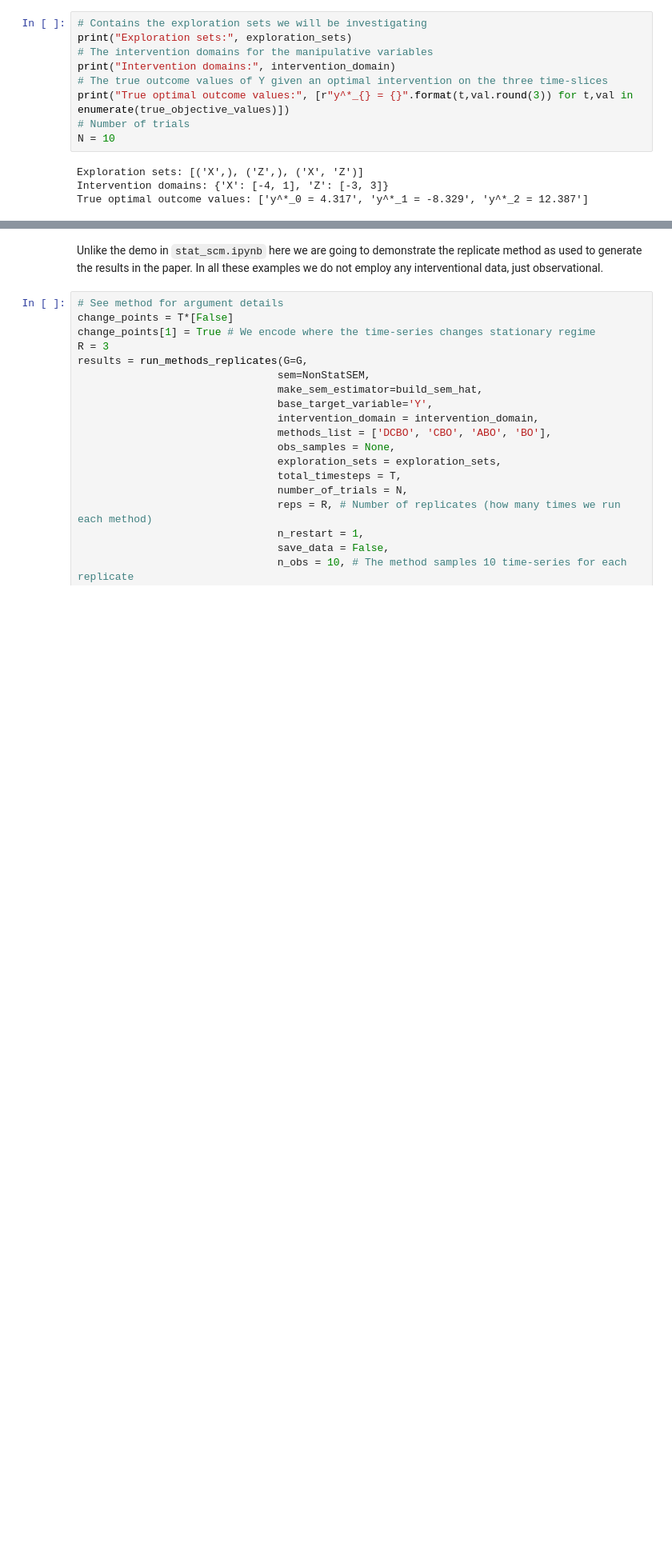
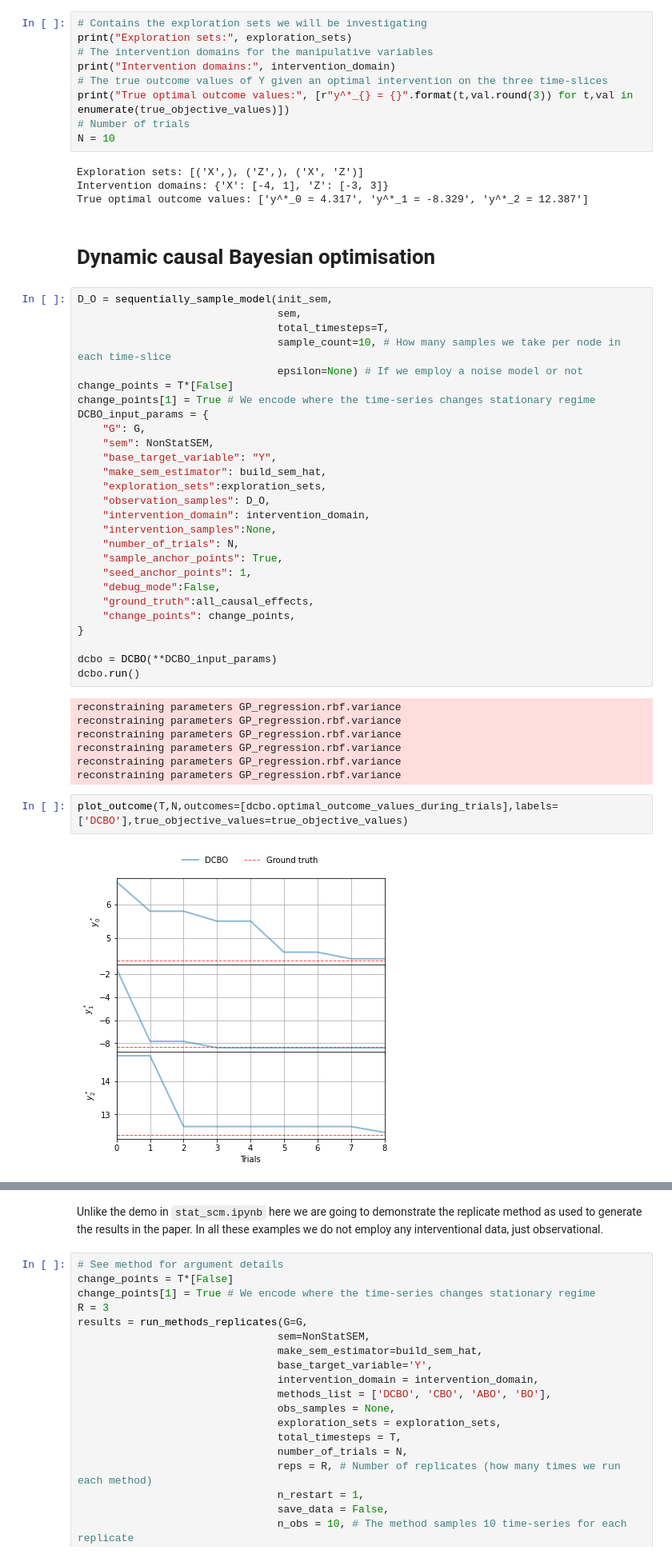
Before and after one commit to neildhir/DCBO, a Jupyter notebook: notebooks/nonstat_scm.ipynb, the cells around one changed output, grey strips where cells are left out. Shown at 80% size. Cells and saved outputs as stored; diff of their text form; blank space fills up the shorter version.

```diff
--- a/notebooks/nonstat_scm.ipynb
+++ b/notebooks/nonstat_scm.ipynb
@@ -68,4 +72,44 @@ N = 10
 Exploration sets: [('X',), ('Z',), ('X', 'Z')]
 Intervention domains: {'X': [-4, 1], 'Z': [-3, 3]}
 True optimal outcome values: ['y^*_0 = 4.317', 'y^*_1 = -8.329', 'y^*_2 = 12.387']
+# %% [markdown]
+# Dynamic causal Bayesian optimisation
+# %%
+D_O = sequentially_sample_model(init_sem,
+                                sem,
+                                total_timesteps=T,
+                                sample_count=10, # How many samples we take per node in each time-slice
+                                epsilon=None) # If we employ a noise model or not
+change_points = T*[False]
+change_points[1] = True # We encode where the time-series changes stationary regime
+DCBO_input_params = {
+    "G": G,
+    "sem": NonStatSEM,
+    "base_target_variable": "Y",
+    "make_sem_estimator": build_sem_hat,
+    "exploration_sets":exploration_sets,
+    "observation_samples": D_O,
+    "intervention_domain": intervention_domain,
+    "intervention_samples":None,
+    "number_of_trials": N,
+    "sample_anchor_points": True,
+    "seed_anchor_points": 1,
+    "debug_mode":False,
+    "ground_truth":all_causal_effects,
+    "change_points": change_points,
+}
+
+dcbo = DCBO(**DCBO_input_params)
+dcbo.run()
+# %% [output]
+reconstraining parameters GP_regression.rbf.variance
+reconstraining parameters GP_regression.rbf.variance
+reconstraining parameters GP_regression.rbf.variance
+reconstraining parameters GP_regression.rbf.variance
+reconstraining parameters GP_regression.rbf.variance
+reconstraining parameters GP_regression.rbf.variance
+# %%
+plot_outcome(T,N,outcomes=[dcbo.optimal_outcome_values_during_trials],labels=['DCBO'],true_objective_values=true_objective_values)
+# %% [output]
+[figure, added]
 # %% [markdown]
```
Also changed, not shown: parts of 5 cells of this notebook, 18 other files.
